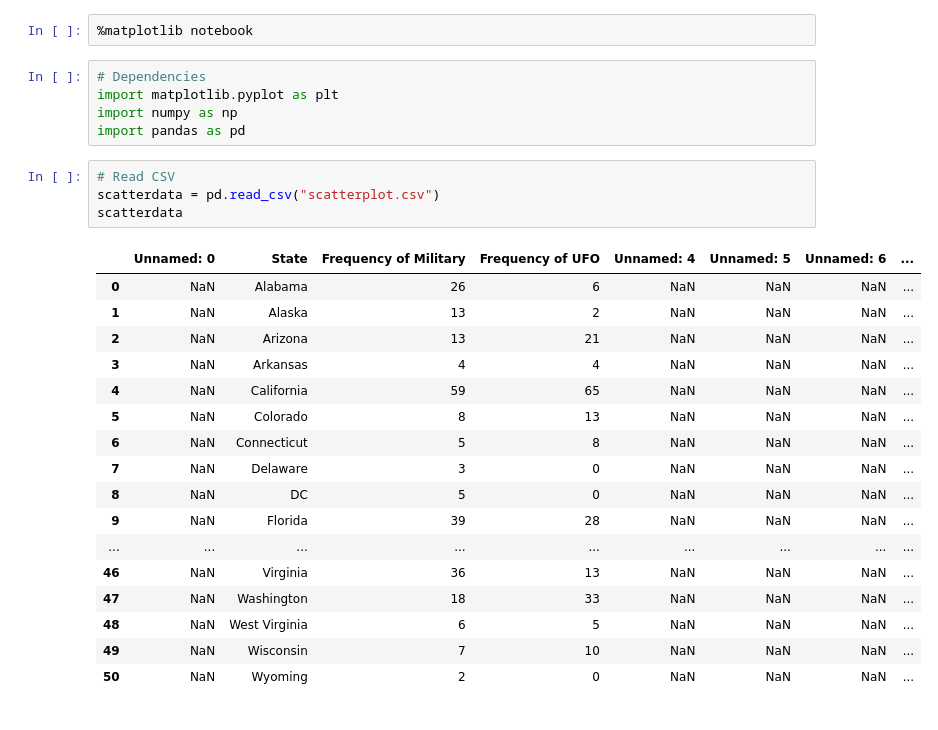
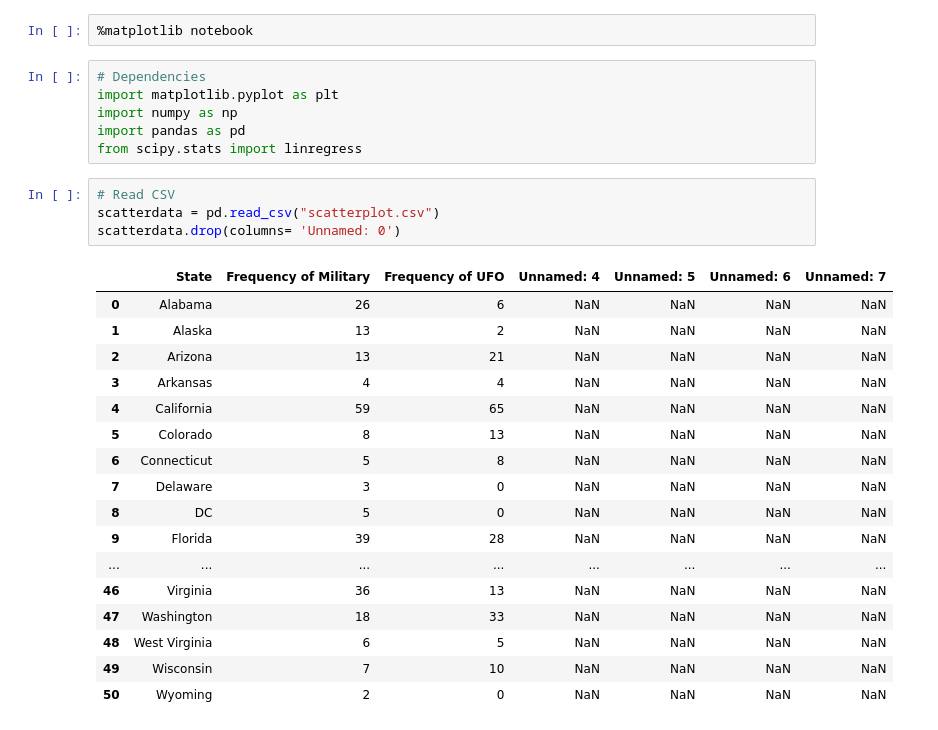
Before and after one commit to Crixuss/Project-Alpha, a Jupyter notebook: scatterplot.ipynb, the cells around one changed output. Drawn from its saved outputs; the diff is of its cells as text.

```diff
--- a/scatterplot.ipynb
+++ b/scatterplot.ipynb
@@ -5,26 +5,27 @@
 import matplotlib.pyplot as plt
 import numpy as np
 import pandas as pd
+from scipy.stats import linregress
 # %%
 # Read CSV
 scatterdata = pd.read_csv("scatterplot.csv")
-scatterdata
+scatterdata.drop(columns= 'Unnamed: 0')
 # %% [output]
-|  | Unnamed: 0 | State | Frequency of Military | Frequency of UFO | Unnamed: 4 | Unnamed: 5 | Unnamed: 6 | ... |
-| 0 | NaN | Alabama | 26 | 6 | NaN | NaN | NaN | ... |
-| 1 | NaN | Alaska | 13 | 2 | NaN | NaN | NaN | ... |
-| 2 | NaN | Arizona | 13 | 21 | NaN | NaN | NaN | ... |
-| 3 | NaN | Arkansas | 4 | 4 | NaN | NaN | NaN | ... |
-| 4 | NaN | California | 59 | 65 | NaN | NaN | NaN | ... |
-| 5 | NaN | Colorado | 8 | 13 | NaN | NaN | NaN | ... |
-| 6 | NaN | Connecticut | 5 | 8 | NaN | NaN | NaN | ... |
-| 7 | NaN | Delaware | 3 | 0 | NaN | NaN | NaN | ... |
-| 8 | NaN | DC | 5 | 0 | NaN | NaN | NaN | ... |
-| 9 | NaN | Florida | 39 | 28 | NaN | NaN | NaN | ... |
-| ... | ... | ... | ... | ... | ... | ... | ... | ... |
-| 46 | NaN | Virginia | 36 | 13 | NaN | NaN | NaN | ... |
-| 47 | NaN | Washington | 18 | 33 | NaN | NaN | NaN | ... |
-| 48 | NaN | West Virginia | 6 | 5 | NaN | NaN | NaN | ... |
-| 49 | NaN | Wisconsin | 7 | 10 | NaN | NaN | NaN | ... |
-| 50 | NaN | Wyoming | 2 | 0 | NaN | NaN | NaN | ... |
+|  | State | Frequency of Military | Frequency of UFO | Unnamed: 4 | Unnamed: 5 | Unnamed: 6 | Unnamed: 7 |
+| 0 | Alabama | 26 | 6 | NaN | NaN | NaN | NaN |
+| 1 | Alaska | 13 | 2 | NaN | NaN | NaN | NaN |
+| 2 | Arizona | 13 | 21 | NaN | NaN | NaN | NaN |
+| 3 | Arkansas | 4 | 4 | NaN | NaN | NaN | NaN |
+| 4 | California | 59 | 65 | NaN | NaN | NaN | NaN |
+| 5 | Colorado | 8 | 13 | NaN | NaN | NaN | NaN |
+| 6 | Connecticut | 5 | 8 | NaN | NaN | NaN | NaN |
+| 7 | Delaware | 3 | 0 | NaN | NaN | NaN | NaN |
+| 8 | DC | 5 | 0 | NaN | NaN | NaN | NaN |
+| 9 | Florida | 39 | 28 | NaN | NaN | NaN | NaN |
+| ... | ... | ... | ... | ... | ... | ... | ... |
+| 46 | Virginia | 36 | 13 | NaN | NaN | NaN | NaN |
+| 47 | Washington | 18 | 33 | NaN | NaN | NaN | NaN |
+| 48 | West Virginia | 6 | 5 | NaN | NaN | NaN | NaN |
+| 49 | Wisconsin | 7 | 10 | NaN | NaN | NaN | NaN |
+| 50 | Wyoming | 2 | 0 | NaN | NaN | NaN | NaN |
 # %%
```
Also changed, not shown: parts of 3 cells of this notebook, 1 other file.
